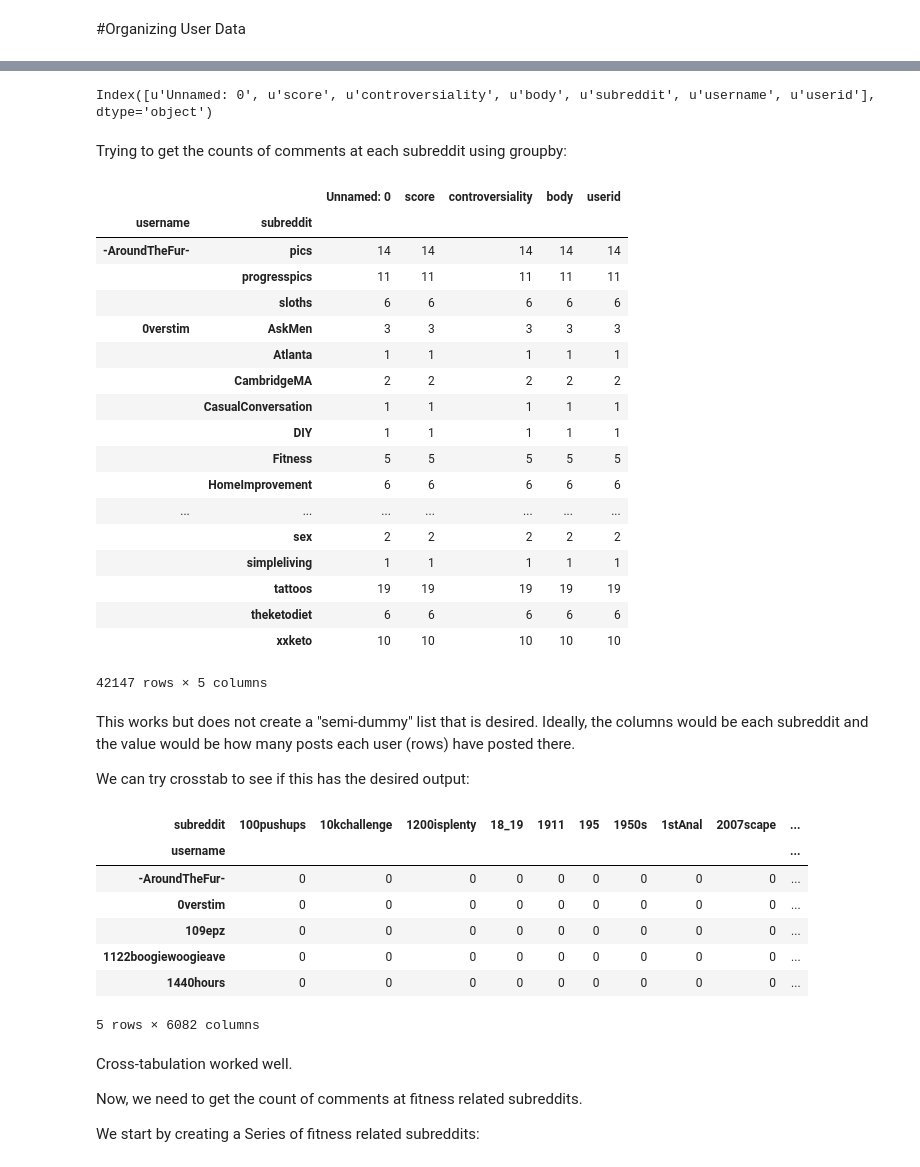
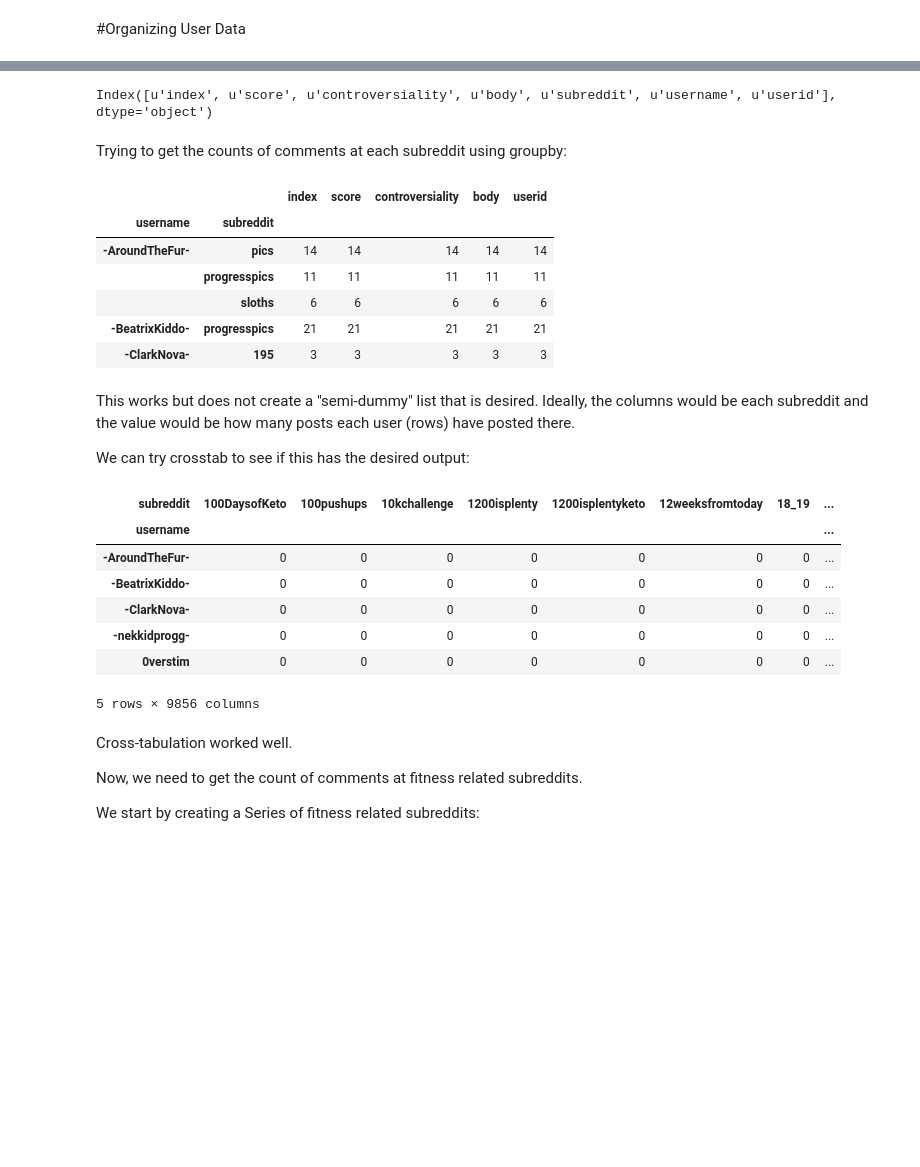
Before and after one commit to asuther/WeightLossReddit, a Jupyter notebook: Work/6.15.15 - Organizing User Data.ipynb, the cells around one changed output, grey strips where cells are left out. Cells and saved outputs as stored; diff of their text form; code cells hidden in the pictures; blank space fills up the shorter version.

```diff
--- a/Work/6.15.15 - Organizing User Data.ipynb
+++ b/Work/6.15.15 - Organizing User Data.ipynb
@@ -10,0 +79,2 @@ userData = pd.read_csv("Data/Archive/UserComments1488.csv")
+# %%
+userData = redditDataIO.loadData(tableName = 'rawCommentData')
@@ -11,31 +85,19 @@ userData = pd.read_csv("Data/Archive/UserComments1488.csv")
 # %%
 userData.columns
 # %% [output]
-Index([u'Unnamed: 0', u'score', u'controversiality', u'body', u'subreddit', u'username', u'userid'], dtype='object')
+Index([u'index', u'score', u'controversiality', u'body', u'subreddit', u'username', u'userid'], dtype='object')
 # %% [markdown]
 Trying to get the counts of comments at each subreddit using groupby:
 # %%
-userData.groupby(by=['username','subreddit']).count()
+userData.groupby(by=['username','subreddit']).count().head()
 # %% [output]
-|  |  | Unnamed: 0 | score | controversiality | body | userid |
+|  |  | index | score | controversiality | body | userid |
 | username | subreddit |  |  |  |  |  |
 | -AroundTheFur- | pics | 14 | 14 | 14 | 14 | 14 |
 |  | progresspics | 11 | 11 | 11 | 11 | 11 |
 |  | sloths | 6 | 6 | 6 | 6 | 6 |
-| 0verstim | AskMen | 3 | 3 | 3 | 3 | 3 |
-|  | Atlanta | 1 | 1 | 1 | 1 | 1 |
-|  | CambridgeMA | 2 | 2 | 2 | 2 | 2 |
-|  | CasualConversation | 1 | 1 | 1 | 1 | 1 |
-|  | DIY | 1 | 1 | 1 | 1 | 1 |
-|  | Fitness | 5 | 5 | 5 | 5 | 5 |
-|  | HomeImprovement | 6 | 6 | 6 | 6 | 6 |
-| ... | ... | ... | ... | ... | ... | ... |
-|  | sex | 2 | 2 | 2 | 2 | 2 |
-|  | simpleliving | 1 | 1 | 1 | 1 | 1 |
-|  | tattoos | 19 | 19 | 19 | 19 | 19 |
-|  | theketodiet | 6 | 6 | 6 | 6 | 6 |
-|  | xxketo | 10 | 10 | 10 | 10 | 10 |
+| -BeatrixKiddo- | progresspics | 21 | 21 | 21 | 21 | 21 |
+| -ClarkNova- | 195 | 3 | 3 | 3 | 3 | 3 |
-42147 rows × 5 columns
 # %% [markdown]
 This works but does not create a "semi-dummy" list that is desired. Ideally, the columns would be each subreddit and the value would be how many posts each user (rows) have posted there.
 
@@ -44,14 +106,14 @@ We can try crosstab to see if this has the desired output:
 crosstabUserData = pd.crosstab(userData['username'], userData['subreddit'], margins=True)
 crosstabUserData.head()
 # %% [output]
-| subreddit | 100pushups | 10kchallenge | 1200isplenty | 18_19 | 1911 | 195 | 1950s | 1stAnal | 2007scape | ... |
-| username |  |  |  |  |  |  |  |  |  | ... |
-| -AroundTheFur- | 0 | 0 | 0 | 0 | 0 | 0 | 0 | 0 | 0 | ... |
-| 0verstim | 0 | 0 | 0 | 0 | 0 | 0 | 0 | 0 | 0 | ... |
-| 109epz | 0 | 0 | 0 | 0 | 0 | 0 | 0 | 0 | 0 | ... |
-| 1122boogiewoogieave | 0 | 0 | 0 | 0 | 0 | 0 | 0 | 0 | 0 | ... |
-| 1440hours | 0 | 0 | 0 | 0 | 0 | 0 | 0 | 0 | 0 | ... |
+| subreddit | 100DaysofKeto | 100pushups | 10kchallenge | 1200isplenty | 1200isplentyketo | 12weeksfromtoday | 18_19 | ... |
+| username |  |  |  |  |  |  |  | ... |
+| -AroundTheFur- | 0 | 0 | 0 | 0 | 0 | 0 | 0 | ... |
+| -BeatrixKiddo- | 0 | 0 | 0 | 0 | 0 | 0 | 0 | ... |
+| -ClarkNova- | 0 | 0 | 0 | 0 | 0 | 0 | 0 | ... |
+| -nekkidprogg- | 0 | 0 | 0 | 0 | 0 | 0 | 0 | ... |
+| 0verstim | 0 | 0 | 0 | 0 | 0 | 0 | 0 | ... |
-5 rows × 6082 columns
+5 rows × 9856 columns
 # %% [markdown]
 Cross-tabulation worked well.
 
```
Also changed, not shown: parts of 28 cells of this notebook, 23 other files.
